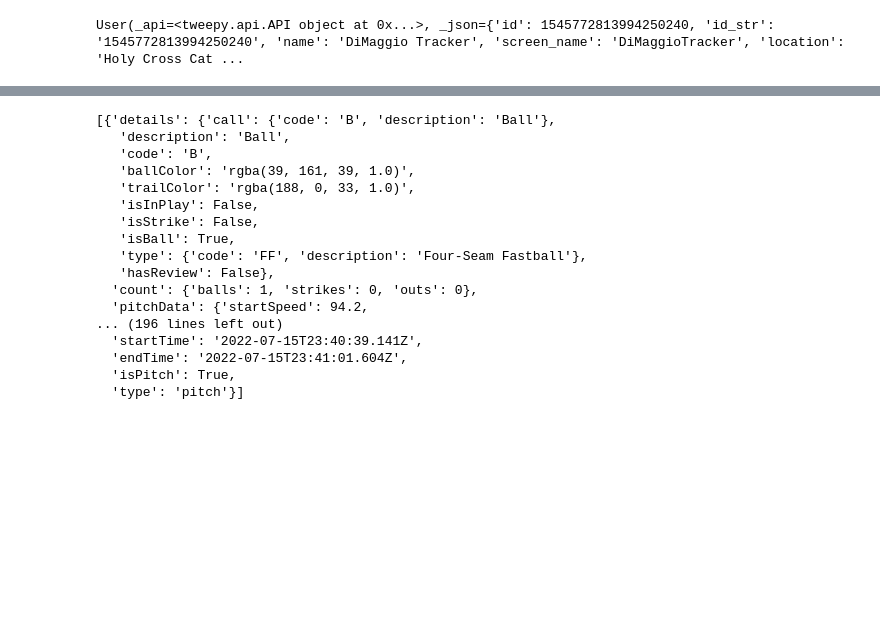
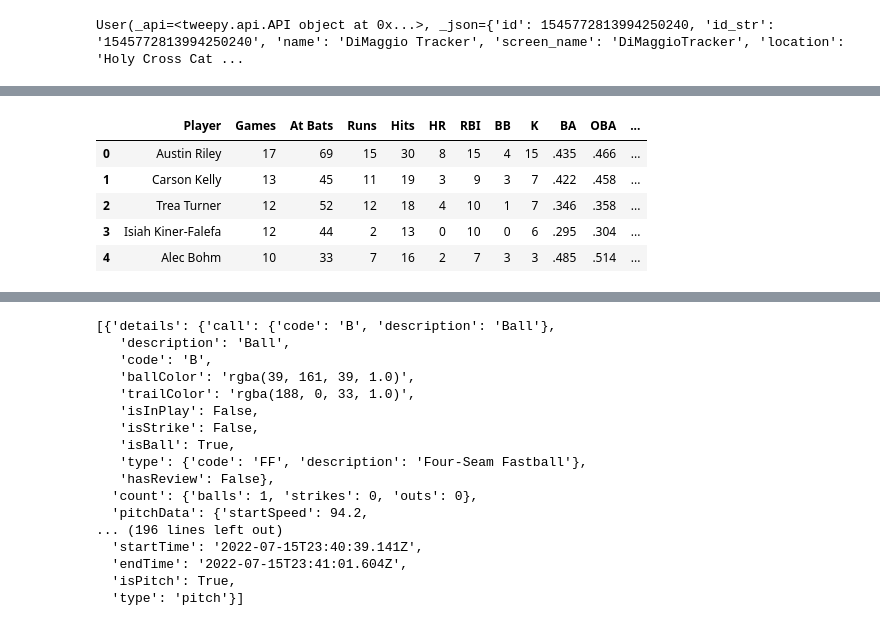
Before and after one commit to aothree/Dimaggio_Tracker_Twitter-Bot, a Jupyter notebook: tweeting.ipynb, the cells around one changed output, grey strips where cells are left out. Saved outputs shown, nothing was run; the diff lists cells and outputs as text; code cells hidden in the pictures; blank space fills up the shorter version.

Commit message:
test config file

```diff
--- a/tweeting.ipynb
+++ b/tweeting.ipynb
@@ -74,0 +114,19 @@ get_active_game_ids()
+# %%
+today = date.today()
+today = str(today)[-2:]
+today
+url = f'https://www.baseballmusings.com/cgi-bin/CurStreak.py?EndDate=07%2F{today}%2F2022'
+resp = requests.get(url)
+with open('test_mlb_longesthitstreak', 'wb') as f:
+    f.write(resp.content)
+df_streaks = pd.read_html('test_mlb_longesthitstreak')
+df_streaks = pd.DataFrame(df_streaks[1])
+df_streaks = df_streaks.loc[(df_streaks['Player'] != 'Player')]
+df_streaks.head()
+# %% [output]
+|  | Player | Games | At Bats | Runs | Hits | HR | RBI | BB | K | BA | OBA | ... |
+| 0 | Austin Riley | 17 | 69 | 15 | 30 | 8 | 15 | 4 | 15 | .435 | .466 | ... |
+| 1 | Carson Kelly | 13 | 45 | 11 | 19 | 3 | 9 | 3 | 7 | .422 | .458 | ... |
+| 2 | Trea Turner | 12 | 52 | 12 | 18 | 4 | 10 | 1 | 7 | .346 | .358 | ... |
+| 3 | Isiah Kiner-Falefa | 12 | 44 | 2 | 13 | 0 | 10 | 0 | 6 | .295 | .304 | ... |
+| 4 | Alec Bohm | 10 | 33 | 7 | 16 | 2 | 7 | 3 | 3 | .485 | .514 | ... |
```
Also changed, not shown: parts of 13 cells of this notebook, 9 other files.
